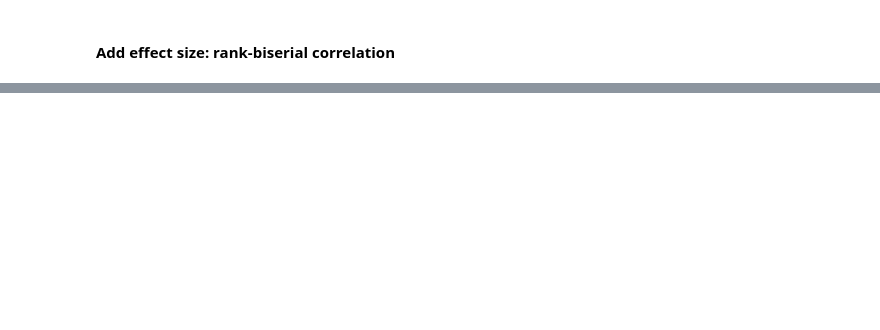
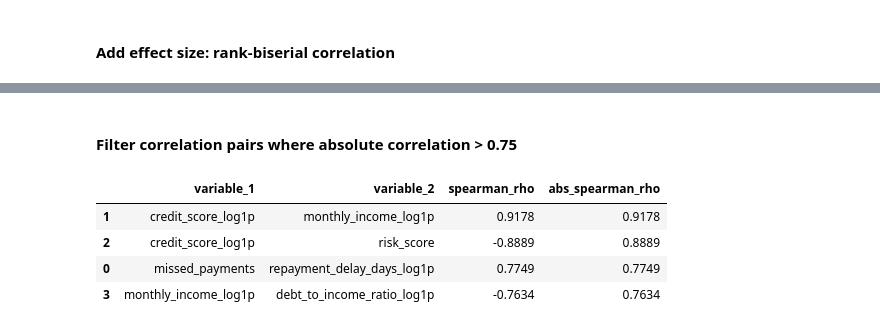
Before and after one commit to BobbleUnderBox/DataMiningG1FinalProject, a Jupyter notebook: notebooks/03_statistical_methods.ipynb, the cells around one changed output, grey strips where cells are left out. Drawn from its saved outputs; the diff is of its cells as text; code cells hidden in the pictures; blank space fills up the shorter version.

```diff
--- a/notebooks/03_statistical_methods.ipynb
+++ b/notebooks/03_statistical_methods.ipynb
@@ -805,0 +781,39 @@ print(mw_df)
+# %% [markdown]
+#### Filter correlation pairs where absolute correlation > 0.75
+# %%
+# Extract high Spearman correlations
+
+
+high_corr_pairs = []
+
+for i in range(len(spearman_corr_matrix.columns)):
+    for j in range(i + 1, len(spearman_corr_matrix.columns)):
+        var1 = spearman_corr_matrix.columns[i]
+        var2 = spearman_corr_matrix.columns[j]
+        corr_value = spearman_corr_matrix.iloc[i, j]
+
+        if abs(corr_value) > 0.75:
+            high_corr_pairs.append({
+                'variable_1': var1,
+                'variable_2': var2,
+                'spearman_rho': corr_value,
+                'abs_spearman_rho': abs(corr_value)
+            })
+
+high_corr_pairs_df = pd.DataFrame(high_corr_pairs)
+
+if high_corr_pairs_df.empty:
+    print("No variable pairs with |Spearman correlation| > 0.75 were found.")
+else:
+    high_corr_pairs_df = high_corr_pairs_df.sort_values(
+        'abs_spearman_rho',
+        ascending=False
+    )
+
+    display(high_corr_pairs_df.round(4))
+# %% [output]
+|  | variable_1 | variable_2 | spearman_rho | abs_spearman_rho |
+| 1 | credit_score_log1p | monthly_income_log1p | 0.9178 | 0.9178 |
+| 2 | credit_score_log1p | risk_score | -0.8889 | 0.8889 |
+| 0 | missed_payments | repayment_delay_days_log1p | 0.7749 | 0.7749 |
+| 3 | monthly_income_log1p | debt_to_income_ratio_log1p | -0.7634 | 0.7634 |
```
Also changed, not shown: parts of 13 cells of this notebook.
